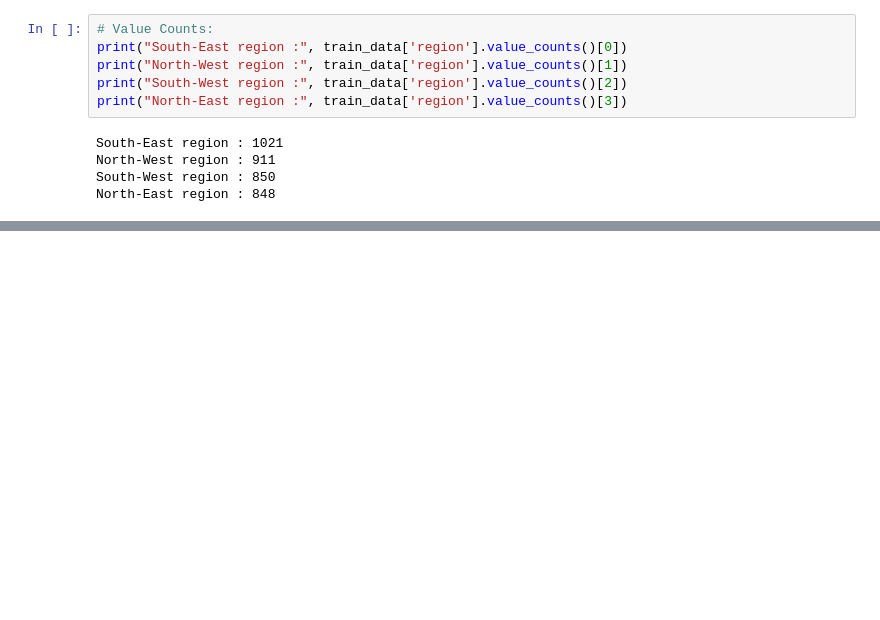
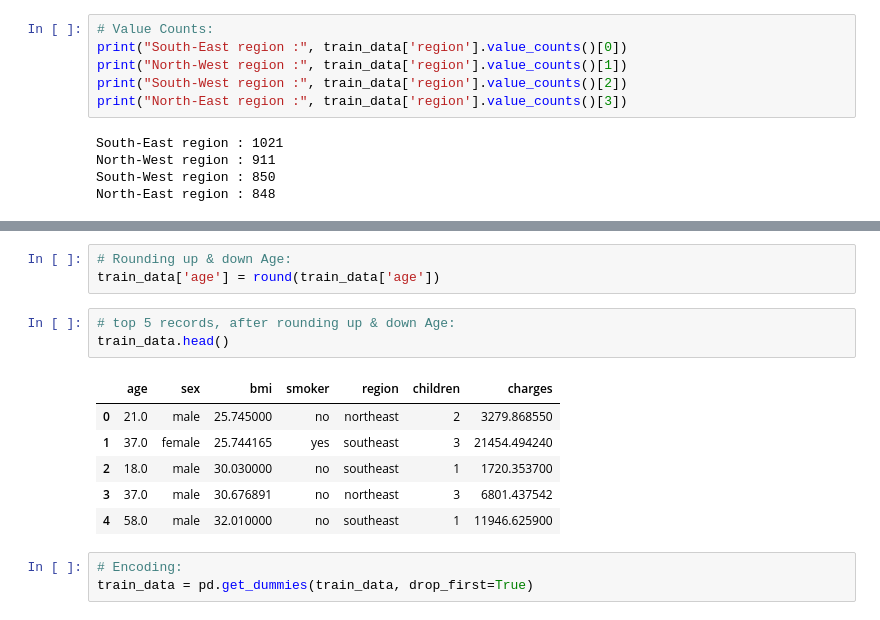
Before and after one commit to vrinda0115/Medicalinsurancecostprediction, a Jupyter notebook: main.ipynb, the cells around one changed output, grey strips where cells are left out. Drawn from its saved outputs; the diff is of its cells as text; blank space fills up the shorter version.

```diff
--- a/main.ipynb
+++ b/main.ipynb
@@ -169,0 +180,16 @@ North-East region : 848
+# %%
+# Rounding up & down Age:
+train_data['age'] = round(train_data['age'])
+# %%
+# top 5 records, after rounding up & down Age:
+train_data.head()
+# %% [output]
+|  | age | sex | bmi | smoker | region | children | charges |
+| 0 | 21.0 | male | 25.745000 | no | northeast | 2 | 3279.868550 |
+| 1 | 37.0 | female | 25.744165 | yes | southeast | 3 | 21454.494240 |
+| 2 | 18.0 | male | 30.030000 | no | southeast | 1 | 1720.353700 |
+| 3 | 37.0 | male | 30.676891 | no | northeast | 3 | 6801.437542 |
+| 4 | 58.0 | male | 32.010000 | no | southeast | 1 | 11946.625900 |
+# %%
+# Encoding:
+train_data = pd.get_dummies(train_data, drop_first=True)
```
Also changed, not shown: parts of 12 cells of this notebook, 1 other file.
